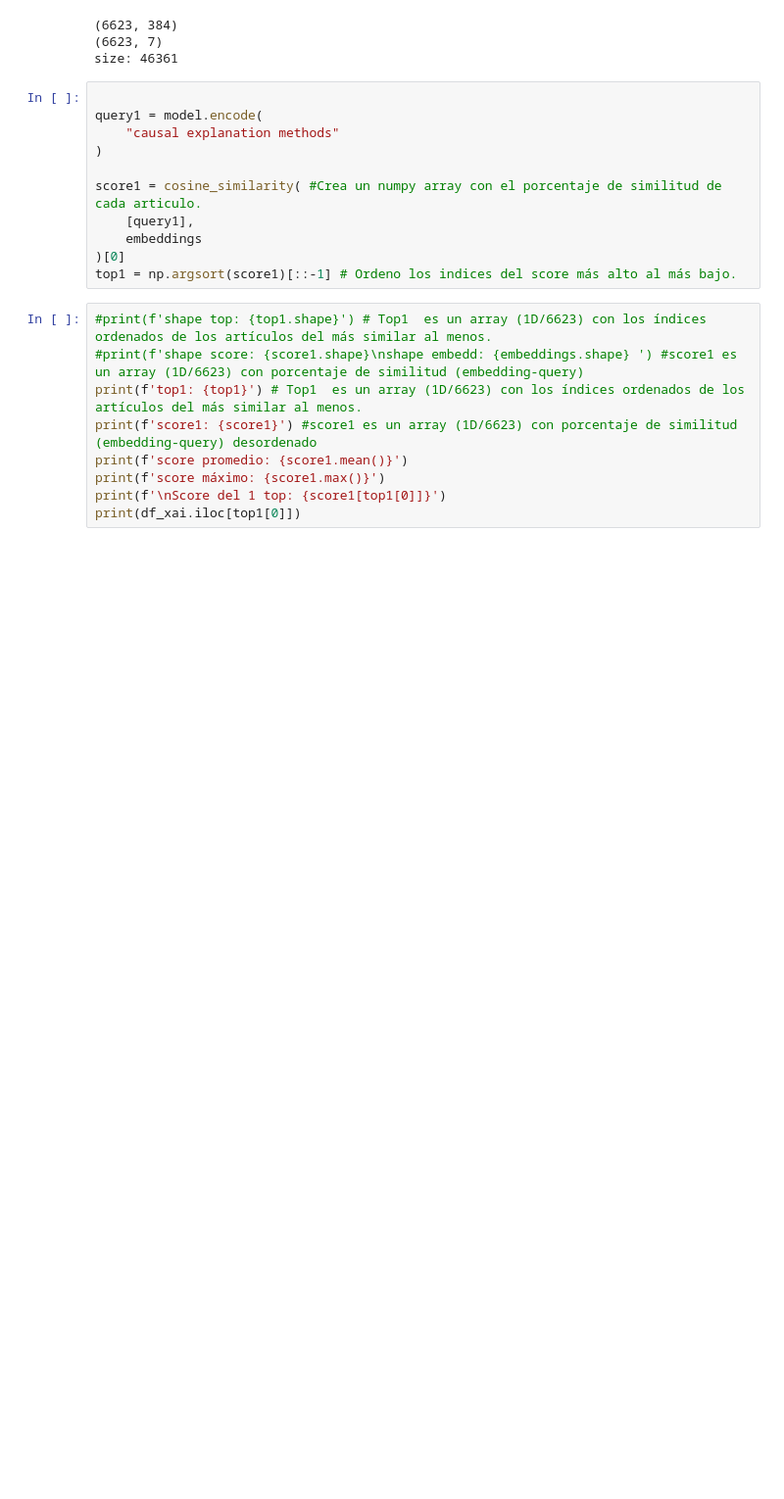
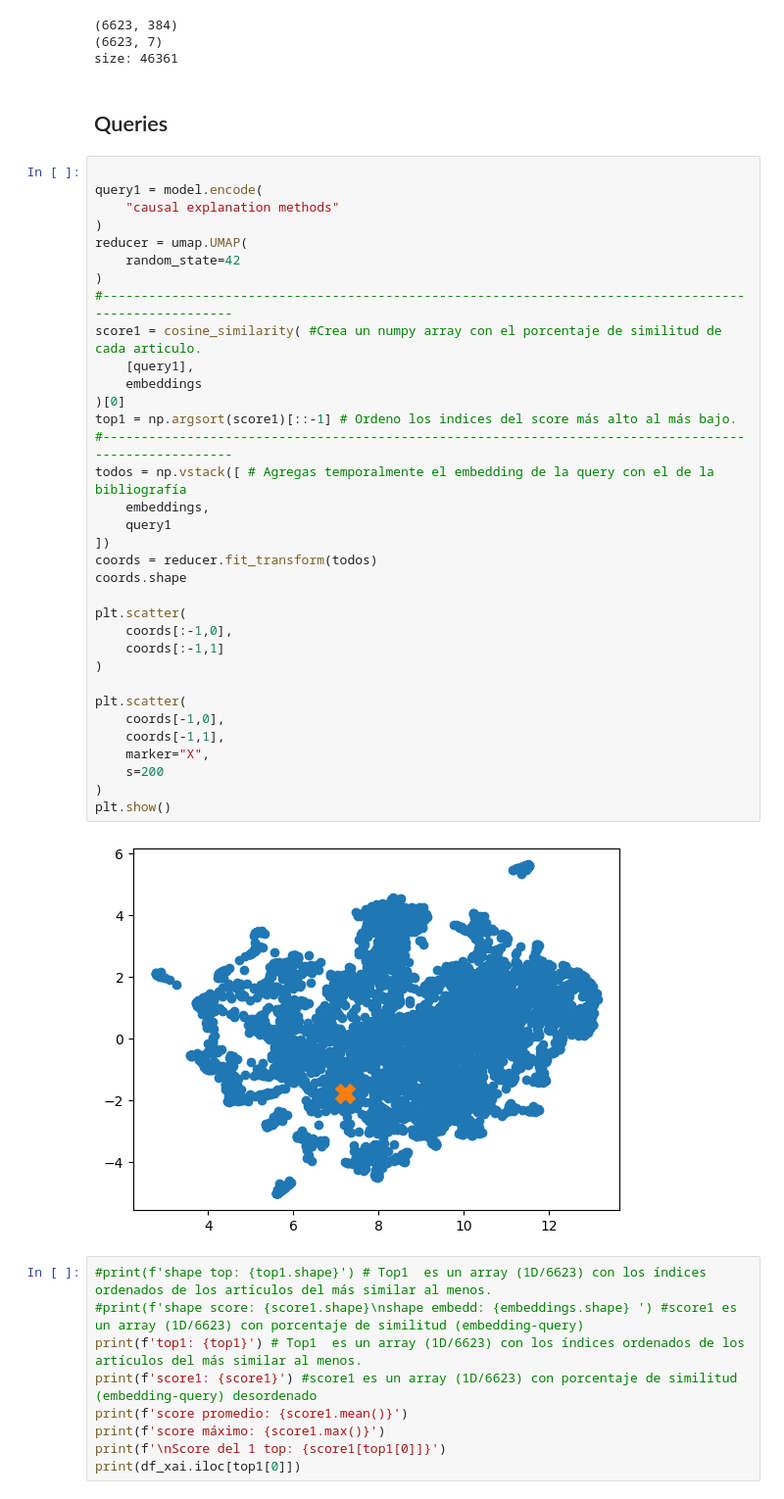
Before and after one commit to Elkazuo/Encoder-xAI-LLMs, a Jupyter notebook: Notebooks/ACL-ant.ipynb, the cells around one changed output. Shown at 98% size. Saved outputs shown, nothing was run; the diff lists cells and outputs as text; blank space fills up the shorter version.

```diff
--- a/Notebooks/ACL-ant.ipynb
+++ b/Notebooks/ACL-ant.ipynb
@@ -257,17 +257,44 @@ print(f"size: {df_xai.size}")
 (6623, 384)
 (6623, 7)
 size: 46361
+# %% [markdown]
+## Queries
 # %%
 
 query1 = model.encode(
     "causal explanation methods"
 )
-
+reducer = umap.UMAP(
+    random_state=42
+)
+#------------------------------------------------------------------------------------------------------
 score1 = cosine_similarity( #Crea un numpy array con el porcentaje de similitud de cada articulo.
     [query1],
     embeddings
 )[0]
 top1 = np.argsort(score1)[::-1] # Ordeno los indices del score más alto al más bajo.
+#------------------------------------------------------------------------------------------------------
+todos = np.vstack([ # Agregas temporalmente el embedding de la query con el de la bibliografía
+    embeddings,
+    query1
+])
+coords = reducer.fit_transform(todos)
+coords.shape
+
+plt.scatter(
+    coords[:-1,0],
+    coords[:-1,1]
+)
+
+plt.scatter(
+    coords[-1,0],
+    coords[-1,1],
+    marker="X",
+    s=200
+)
+plt.show()
+# %% [output]
+[figure, added]
 # %%
 #print(f'shape top: {top1.shape}') # Top1  es un array (1D/6623) con los índices ordenados de los artículos del más similar al menos.
 #print(f'shape score: {score1.shape}\nshape embedd: {embeddings.shape} ') #score1 es un array (1D/6623) con porcentaje de similitud (embedding-query)
```
Also changed, not shown: parts of 15 cells of this notebook, 3 other files.
